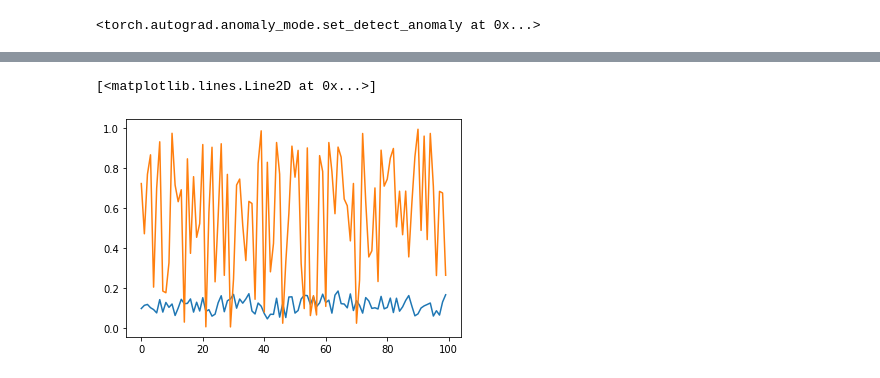
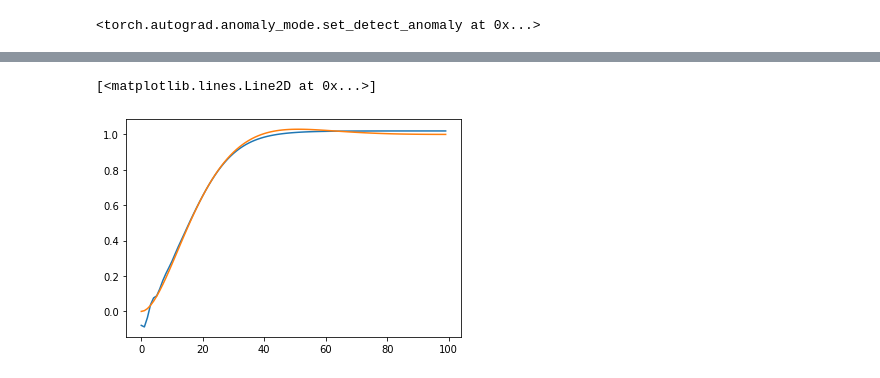
Before and after one commit to jubra97/Projektmodul, a Jupyter notebook: Valentin macht alles neu/closed_narx.ipynb, the cells around one changed output, grey strips where cells are left out. Cells and saved outputs as stored; diff of their text form; code cells hidden in the pictures.

```diff
--- a/Valentin macht alles neu/closed_narx.ipynb
+++ b/Valentin macht alles neu/closed_narx.ipynb
@@ -25,7 +26,7 @@ class NARX(nn.Module):
         return torch.zeros((self.output_lags))
 # %%
 
-narx = NARX(1, 5)
+narx = NARX(5, 5)
 # %%
 criterion = nn.MSELoss()
 optimizer = torch.optim.Adam(narx.parameters())
@@ -34,0 +33,10 @@ outputs = torch.rand((100))
+# %%
+import control
+T = 0.01
+D= 1.5
+sys = control.tf([1], [T**2, D*T, 1])
+sys2 = control.tf([1], [1])
+_, yout = control.step_response(sys)
+_, uin = control.step_response(sys2, T=None, )
+plt.plot(yout)
+plt.plot(uin)
@@ -35,19 +46,27 @@ outputs = torch.rand((100))
+# %%
+inputs = torch.from_numpy(uin)
+outputs = torch.from_numpy(yout)
+lagged_inputs = lag_matrix(inputs, 5)
+i = lagged_inputs[5]
 # %%
 
 
-for epoch in range(20):
+for epoch in range(200):
     y_hat = torch.zeros_like(inputs)
     optimizer.zero_grad()
     lags = narx.initLags()
     # Predict whole Dataset
     for i in range(len(inputs)):
-        y_hat[i] = narx(inputs[i], lags)
+        y_hat[i] = narx(lagged_inputs[i], lags)
         lags = torch.roll(lags, 1, 0)
         lags[0] = y_hat[i]
     # Compute Loss and optimize
     loss = criterion(y_hat, outputs)
     optimizer.zero_grad()
     loss.backward(retain_graph=False)
+    plt.plot(y_hat.detach().numpy())
+    plt.plot(outputs)
+    plt.show()
     print(loss)
     optimizer.step()
 # %% [output]
@@ -74,13 +86,13 @@ tensor(0.2985, grad_fn=<MseLossBackward0>)
 # %%
 y_hat = torch.zeros_like(inputs)
 lags = narx.initLags()
 # Predict whole Dataset
 for i in range(len(inputs)):
-    y_hat[i] = narx(inputs[i], lags)
+    y_hat[i] = narx(lagged_inputs[i], lags)
     lags = torch.roll(lags, 1, 0)
     lags[0] = y_hat[i]
 plt.plot(y_hat.detach().numpy())
 plt.plot(outputs)
 # %% [output]
 [<matplotlib.lines.Line2D at 0x...>]
-[figure, old version]
+[figure, new version]
```
Also changed, not shown: parts of 5 cells of this notebook, 8 other files.
